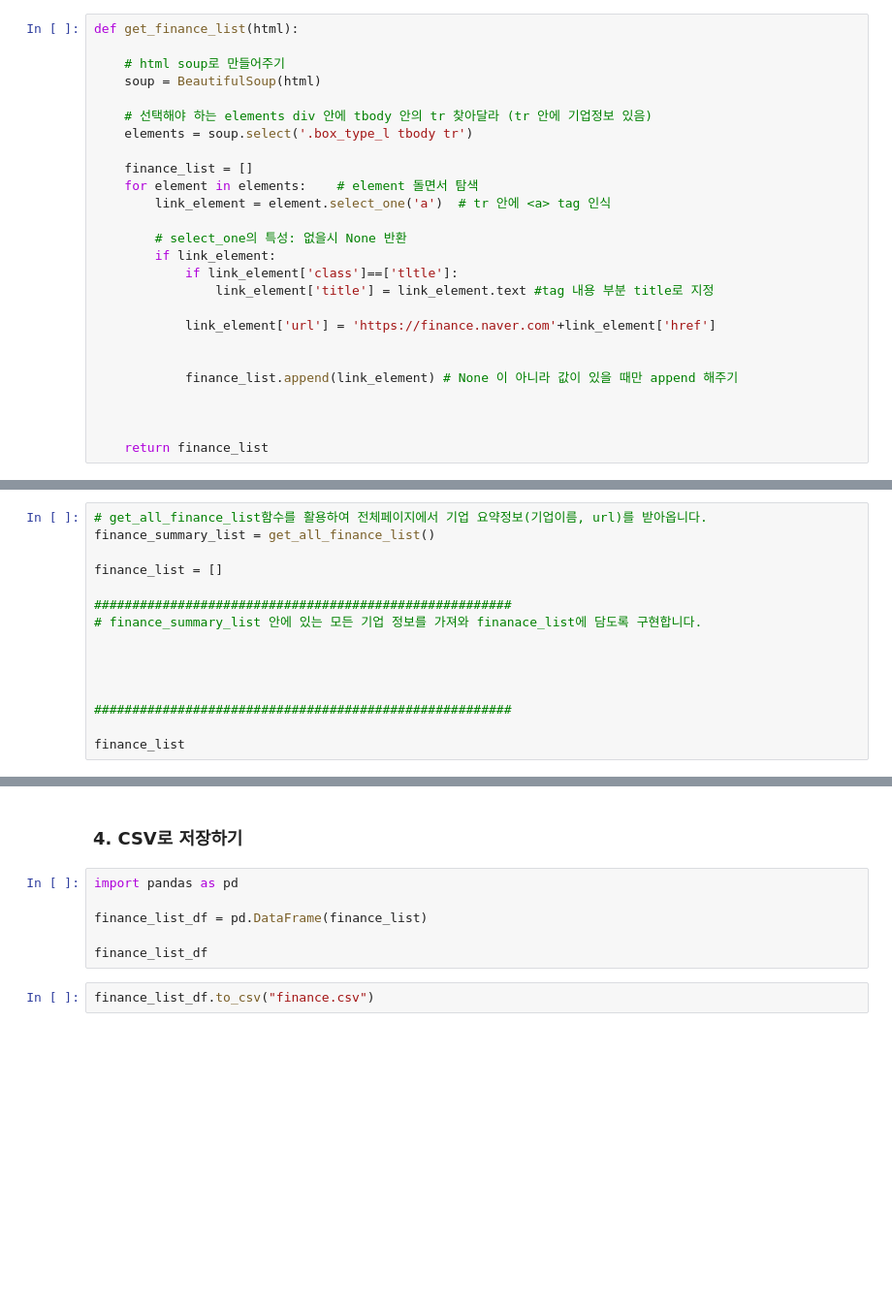
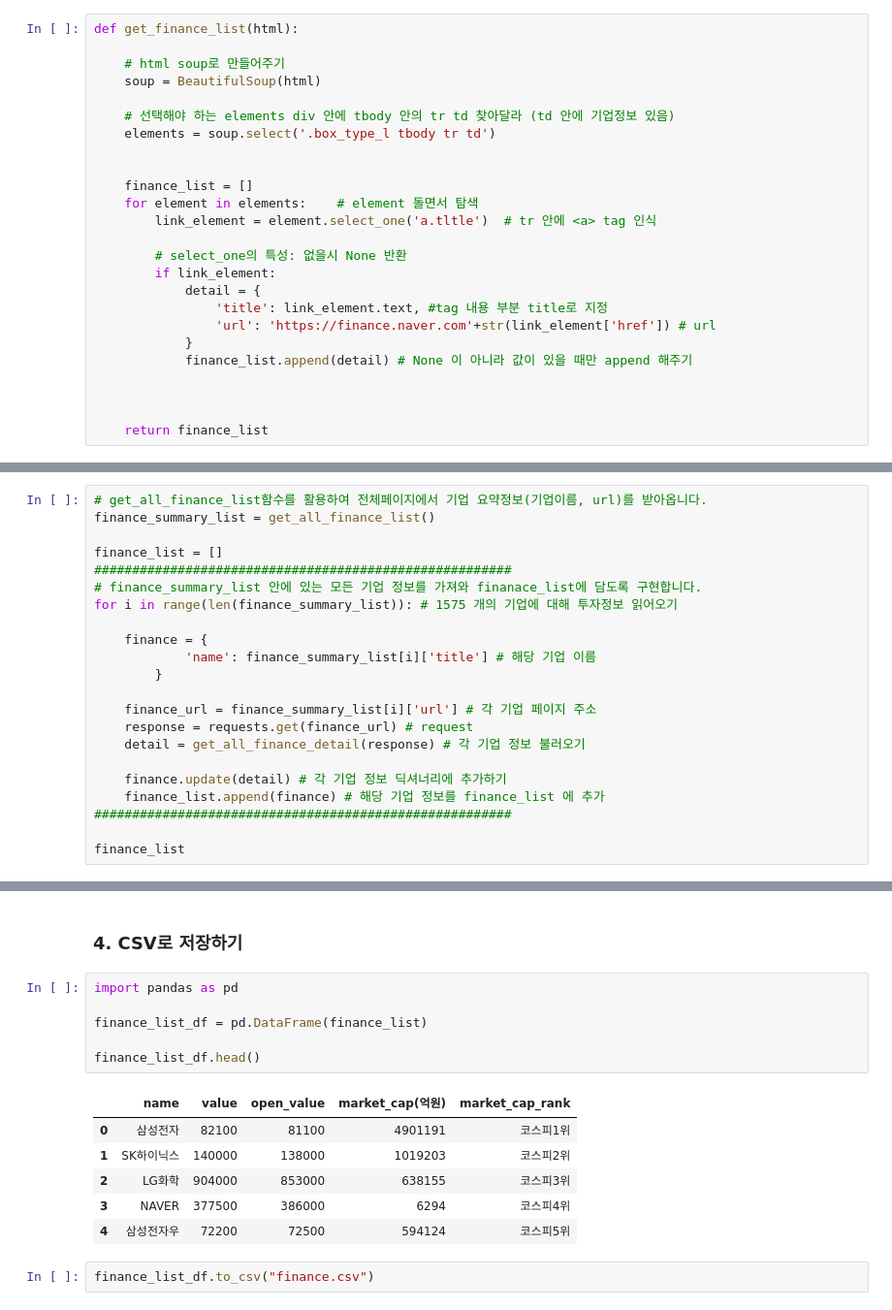
Before and after one commit to Taehee-K/ToBigs15, a Jupyter notebook: Week5/week5_Crawling/week5_crawling_assignment.ipynb, the cells around one changed output, grey strips where cells are left out. Shown: that part at 97% size. Saved outputs shown, nothing was run; the diff lists cells and outputs as text; blank space fills up the shorter version.

```diff
--- a/Week5/week5_Crawling/week5_crawling_assignment.ipynb
+++ b/Week5/week5_Crawling/week5_crawling_assignment.ipynb
@@ -19,22 +19,21 @@ def get_finance_list(html):
     # html soup로 만들어주기
     soup = BeautifulSoup(html)
 
-    # 선택해야 하는 elements div 안에 tbody 안의 tr 찾아달라 (tr 안에 기업정보 있음)
-    elements = soup.select('.box_type_l tbody tr')
+    # 선택해야 하는 elements div 안에 tbody 안의 tr td 찾아달라 (td 안에 기업정보 있음)
+    elements = soup.select('.box_type_l tbody tr td')
+
 
     finance_list = []
     for element in elements:    # element 돌면서 탐색
-        link_element = element.select_one('a')  # tr 안에 <a> tag 인식
+        link_element = element.select_one('a.tltle')  # tr 안에 <a> tag 인식
 
         # select_one의 특성: 없을시 None 반환
         if link_element:
-            if link_element['class']==['tltle']:
-                link_element['title'] = link_element.text #tag 내용 부분 title로 지정
-
-            link_element['url'] = 'https://finance.naver.com'+link_element['href']
-
-
-            finance_list.append(link_element) # None 이 아니라 값이 있을 때만 append 해주기
+            detail = {
+                'title': link_element.text, #tag 내용 부분 title로 지정
+                'url': 'https://finance.naver.com'+str(link_element['href']) # url
+            }
+            finance_list.append(detail) # None 이 아니라 값이 있을 때만 append 해주기
 
 
 
@@ -609,13 +649,20 @@ finance_summary_list 안에 있는 모든 기업 정보를 가져와 finanace_li
 finance_summary_list = get_all_finance_list()
 
 finance_list = []
-
 #######################################################
 # finance_summary_list 안에 있는 모든 기업 정보를 가져와 finanace_list에 담도록 구현합니다.
+for i in range(len(finance_summary_list)): # 1575 개의 기업에 대해 투자정보 읽어오기
 
+    finance = {
+            'name': finance_summary_list[i]['title'] # 해당 기업 이름
+        }
 
+    finance_url = finance_summary_list[i]['url'] # 각 기업 페이지 주소
+    response = requests.get(finance_url) # request
+    detail = get_all_finance_detail(response) # 각 기업 정보 불러오기
 
-
+    finance.update(detail) # 각 기업 정보 딕셔너리에 추가하기
+    finance_list.append(finance) # 해당 기업 정보를 finance_list 에 추가
 #######################################################
 
 finance_list
@@ -624,8 +689,15 @@ finance_list
 # %%
 import pandas as pd
 
 finance_list_df = pd.DataFrame(finance_list)
 
-finance_list_df
+finance_list_df.head()
+# %% [output]
+|  | name | value | open_value | market_cap(억원) | market_cap_rank |
+| 0 | 삼성전자 | 82100 | 81100 | 4901191 | 코스피1위 |
+| 1 | SK하이닉스 | 140000 | 138000 | 1019203 | 코스피2위 |
+| 2 | LG화학 | 904000 | 853000 | 638155 | 코스피3위 |
+| 3 | NAVER | 377500 | 386000 | 6294 | 코스피4위 |
+| 4 | 삼성전자우 | 72200 | 72500 | 594124 | 코스피5위 |
 # %%
 finance_list_df.to_csv("finance.csv")
```
Also changed, not shown: parts of 14 cells of this notebook, 1 other file.
